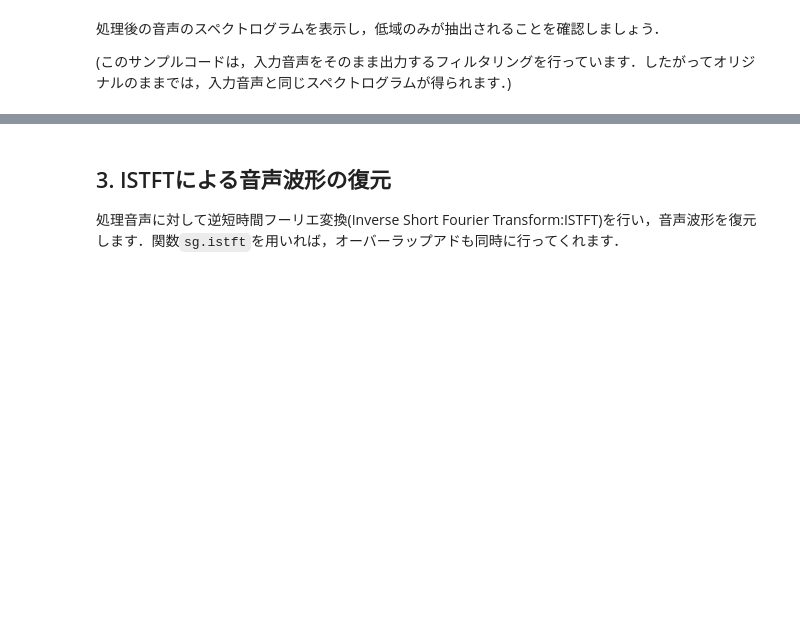
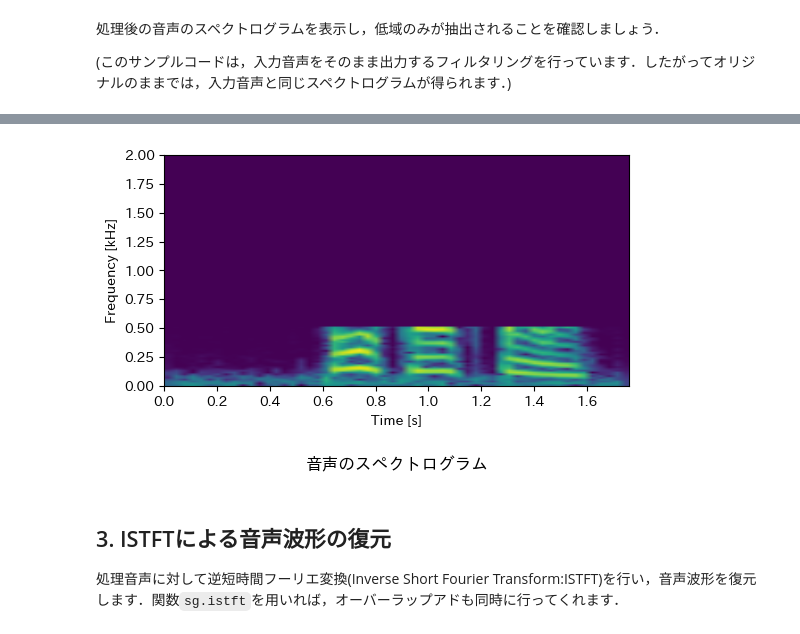
Before and after one commit to nishinorinsei/nishinorinsei.github.io, a Jupyter notebook: ensyu_3_1.ipynb, the cells around one changed output, grey strips where cells are left out. Cells and saved outputs as stored; diff of their text form; code cells hidden in the pictures; blank space fills up the shorter version.

```diff
--- a/ensyu_3_1.ipynb
+++ b/ensyu_3_1.ipynb
@@ -225,3 +230,52 @@ Text(0.5, -0.4, '処理音声のスペクトログラム')
+# %%
+# マスクの作成
+
+#↓↓ ここに低域通過フィルタを実現するマスクを作成しよう！
+#     このサンプルコードでは，マスクのすべての値を1(=すべての周波数成分をそのまま通過させる)にしています．
+#     自身で書き換えて，低域通過フィルタを実装しましょう．
+#--------------------------------------
+cutoff_f = 500   # カットオフ周波数を1000Hzとする
+
+# セグメント長，シフト長の指定
+n_seg = 1024
+n_shift = 512
+
+# 各チャンネルごとに短時間フーリエ変換において
+f, t, X = sg.stft(x, fs=fs, nperseg=n_seg, noverlap=n_seg-n_shift) # 戻り値：周波数，時刻，周波数スペクトル
+
+# マスク
+M = (f[:, None] <= cutoff_f).astype(float)
+X_M = X * M
+
+
+# パワースペクトログラムの計算
+S_x = 10*np.log10(np.abs(X_M)**2+10**(-8))  # dB単位
+
+# 図の用意
+fig2 = plt.figure(num=2, figsize=(6,3))
+
+# 複数のグラフを作成
+ax1 = fig2.add_subplot(111) # グラフを作成
+
+# 各グラフをプロット
+extent = [t.min(), t.max(), f.min()/1000, f.max()/1000]
+ax1.imshow(S_x, aspect='auto', origin='lower', interpolation='bilinear', extent=extent)
+
+# 軸名・範囲の設定
+ax1.set_ylim([0,2]) # 0~2kHzまでを表示
+ax1.set_ylabel("Frequency [kHz]")
+ax1.set_xlabel("Time [s]")
+plt.title("音声のスペクトログラム", y=-0.4)
+
+# 周波数マスク
+H = np.ones(X_M.shape)  # すべての周波数成分で1の値をもつ周波数マスク
+#--------------------------------------
+#↑↑ここまで
+
+# フィルタリング
+Y = H * X_M
+# %% [output]
+[figure, added]
 # %% [markdown]
 ## 3. ISTFTによる音声波形の復元
 
```
Also changed, not shown: parts of 3 cells of this notebook.
